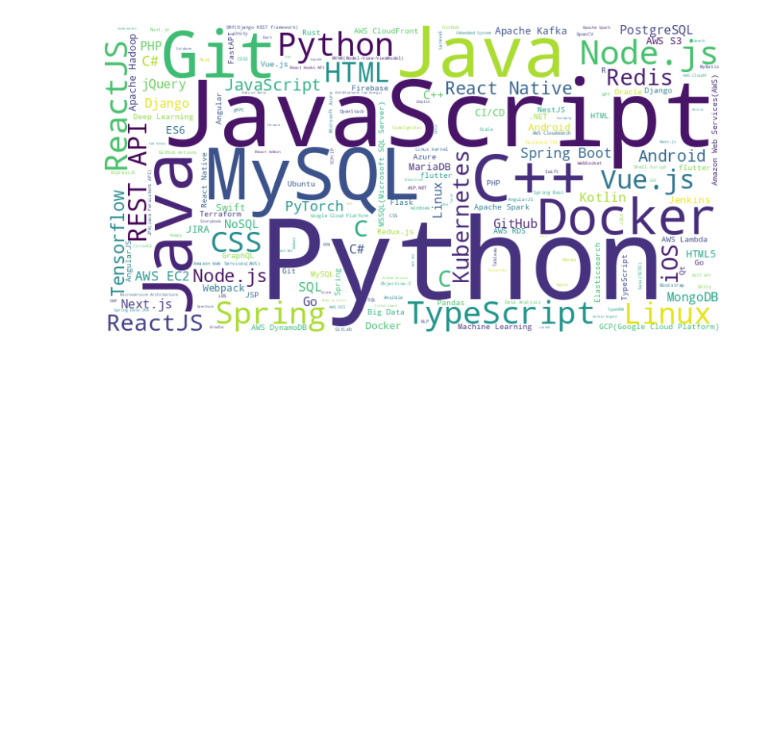
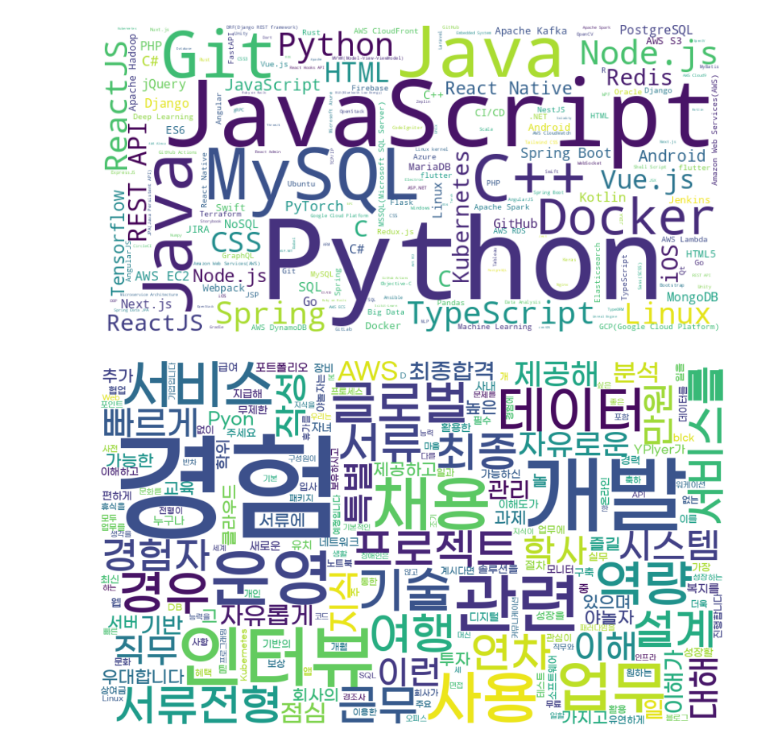
Before and after one commit to pladata-encore/DE-1st-text_mining, a Jupyter notebook: preprocessing.ipynb, the cells around one changed output. Saved outputs shown, nothing was run; the diff lists cells and outputs as text; code cells hidden in the pictures; blank space fills up the shorter version.

```diff
--- a/preprocessing.ipynb
+++ b/preprocessing.ipynb
@@ -145,3 +140,65 @@ plt.axis('off')
 plt.show()
 # %% [output]
 [figure]
+# %%
+from collections import Counter
+import re
+import os
+from wordcloud import WordCloud
+import matplotlib.pyplot as plt
+import matplotlib.font_manager as fm
+
+cur, conn = db_conn()
+
+word_count = Counter()
+
+sql = """
+    SELECT required
+    FROM job_data
+    LIMIT 100
+  """
+cur.execute(sql)
+rows = cur.fetchall()
+for row in rows:
+  # row = "very long korean text"
+  req = row['required']
+  if req == None:
+    continue
+  else:
+    # erase special characters and emojis
+    req = re.sub(r'[^\w\s]', '', req)
+    # erase html tags
+    req = re.sub(r'<.*?>', '', req)
+    # erase numbers
+    req = re.sub(r'\d', '', req)
+    # erase specific html tag names and css attributes
+    html_css_names = ['div', 'span', 'p', 'ul', 'li', 'classcolour', 'stylecolor', 'rgb', 'ol', 'a', 'strong', 'em', 'br', 'hr', 'img', 'table', 'tr', 'td', 'th', 'thead', 'tbody', 'tfoot', 'caption', 'col', 'colgroup']
+    req = re.sub(r'|'.join(html_css_names), '', req)
+    # erase some no-meaning korean
+    no_mean_kor = ['분', '및', '수', '등', '있는', '있으신', '또는', '지급', '있습니다', '있어요', '년', '이후', '연', '만', '있게', '휴가',
+    '따라', '전', '잘', '모든', '제공', '간식', '차', '각', '할', '선물', '출산', '취소될', '도서', '명절', '경조금', '안내', '시간', '이상', '협의',
+    '드려요', '위해', '원', '시', '함께', '대한', '다양한', '필요한', '통해', '이상의', 'Ynj', '지원해', '위한', '지원', '있도록', '더', '등의', '변경될', '내',
+    '상황에', '처우', '보유하신', '진행', '합격', '드립니다', '생일', '차면접', '가능', '관련된','식대', '복지', '후', '분을', '혹은', '전형']
+    # only delete fully identical words (not partial or included words)
+    req = re.sub(r'\b' + r'\b|\b'.join(no_mean_kor) + r'\b', '', req)
+    # replace words
+    replace_word = {'경험이':'경험', '경험을':'경험', '역량을':'역량'}
+    req = re.sub(r'\b' + r'\b|\b'.join(replace_word.keys()) + r'\b', lambda x: replace_word[x.group()], req)
+
+
+    # extract words from required
+    words = req.split()
+    for word in words:
+      word_count[word] += 1
+
+# draw a word cloud
+wordcloud = WordCloud(width=1200, height=700, font_path=os.getcwd() + '/GmarketSansTTFMedium.ttf', background_color='white').generate_from_frequencies(word_count)
+plt.figure(figsize=(20, 12))
+plt.imshow(wordcloud, interpolation='bilinear')
+plt.axis('off')
+plt.show()
+
+cur.close()
+conn.close()
+# %% [output]
+[figure, added]
```
Also changed, not shown: parts of 5 cells of this notebook, 2 other files.
